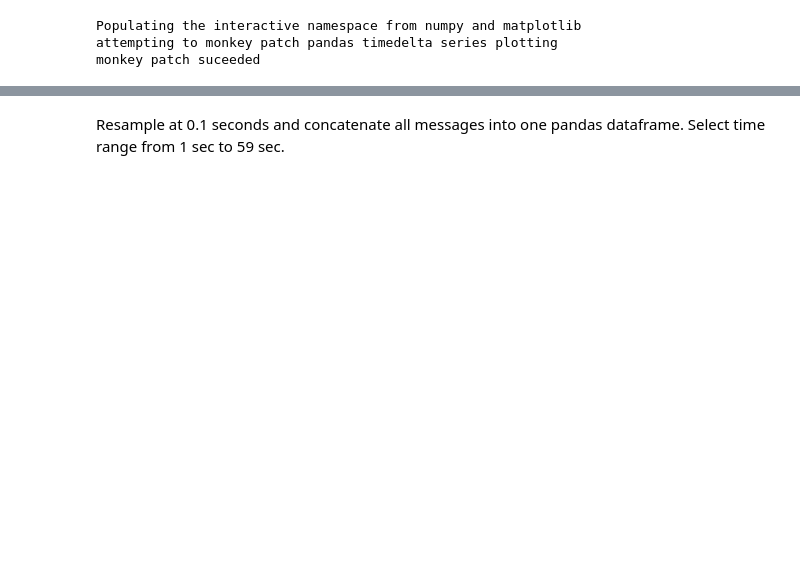
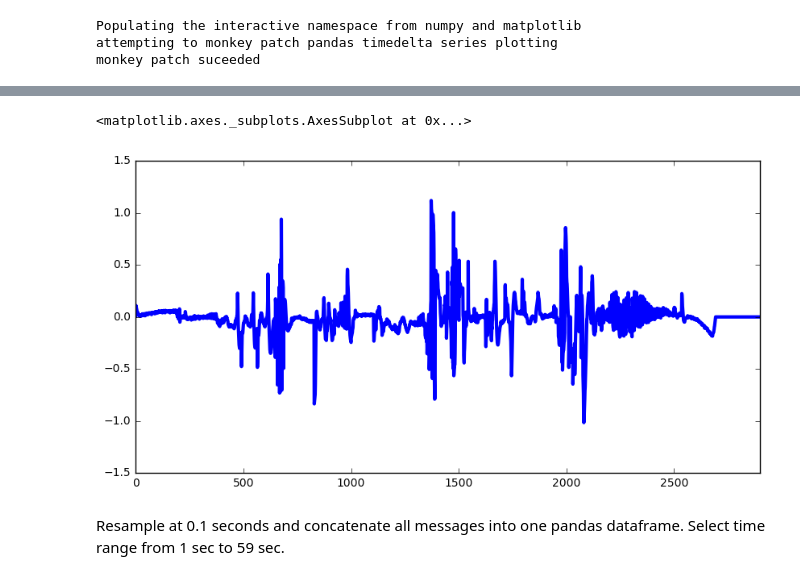
Before and after one commit to dronecrew/px4tools, a Jupyter notebook: examples/ulog analysis.ipynb, the cells around one changed output, grey strips where cells are left out. Cells and saved outputs as stored; diff of their text form; code cells hidden in the pictures; blank space fills up the shorter version.

```diff
--- a/examples/ulog analysis.ipynb
+++ b/examples/ulog analysis.ipynb
@@ -21,0 +19,5 @@ pandas.__version__
+# %%
+d.actuator_controls_0.id_0.con
+# %% [output]
+<matplotlib.axes._subplots.AxesSubplot at 0x...>
+[figure, added]
```
Also changed, not shown: parts of 15 cells of this notebook, 1 other file.
